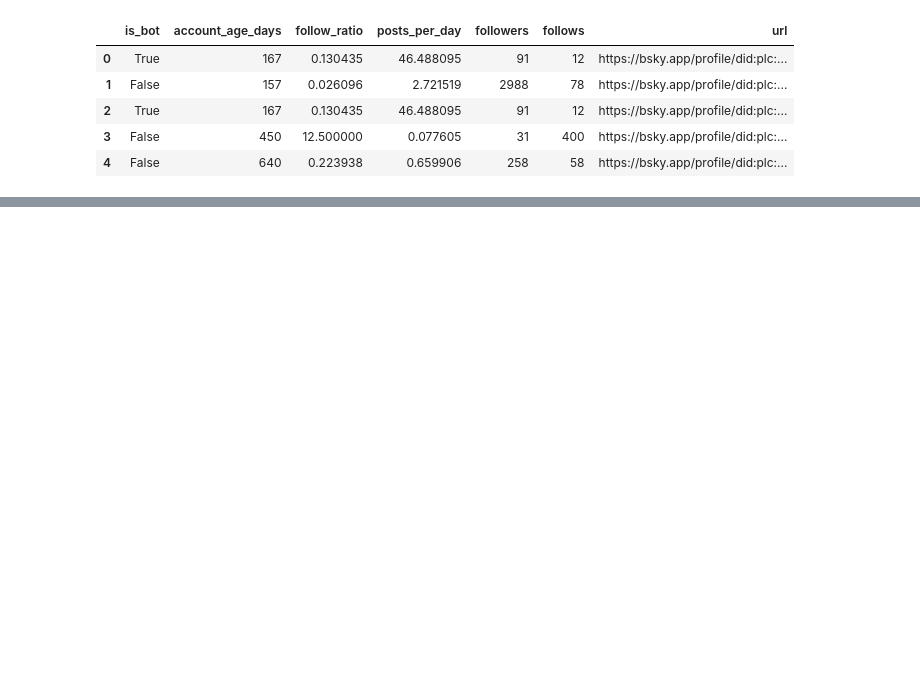
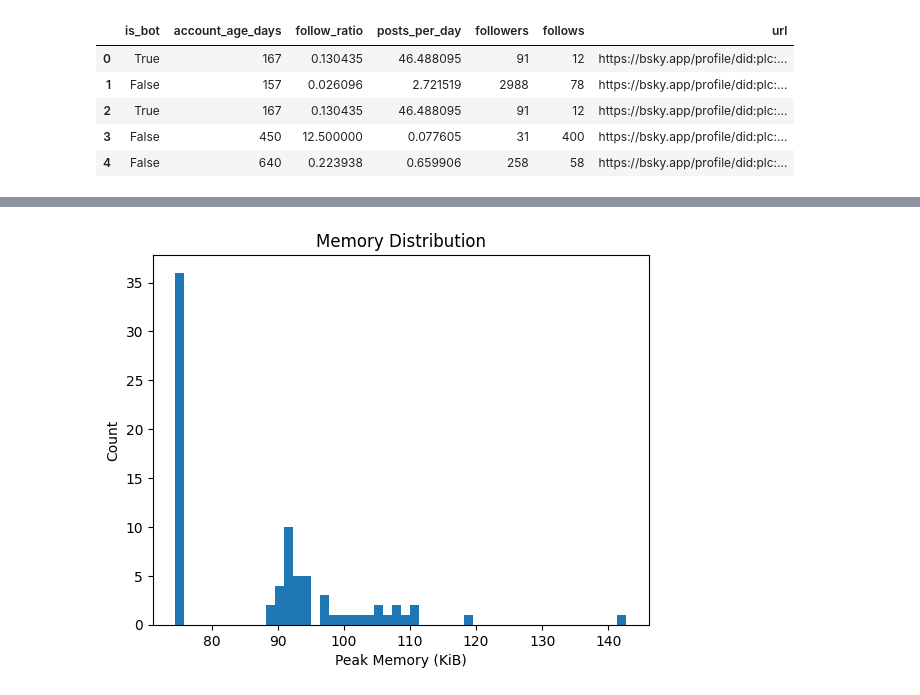
Before and after one commit to RachMink/cs5342-spring2025-team7, a Jupyter notebook: bluesky-assign3/giveaway_labeler/data_analysis.ipynb, the cells around one changed output, grey strips where cells are left out. Drawn from its saved outputs; the diff is of its cells as text; code cells hidden in the pictures; blank space fills up the shorter version.

```diff
--- a/bluesky-assign3/giveaway_labeler/data_analysis.ipynb
+++ b/bluesky-assign3/giveaway_labeler/data_analysis.ipynb
@@ -53,0 +197,6 @@ young_accounts.head()
+# %%
+memory_df = pd.read_json('./../memory_measurement.jsonl', lines=True)
+memory_df.columns = ["current", "peak"]
+memory_df_kib = memory_df[['current', 'peak']] / 1024
+summary = memory_df_kib.describe(percentiles=[.5, .9, .95, .99])
+print(summary)
@@ -53,0 +214,8 @@ young_accounts.head()
+# %%
+plt.hist(memory_df_kib["peak"], bins=50)
+plt.xlabel('Peak Memory (KiB)')
+plt.ylabel('Count')
+plt.title('Memory Distribution')
+plt.show()
+# %% [output]
+[figure, added]
```
Also changed, not shown: parts of 29 cells of this notebook, 9 other files.
